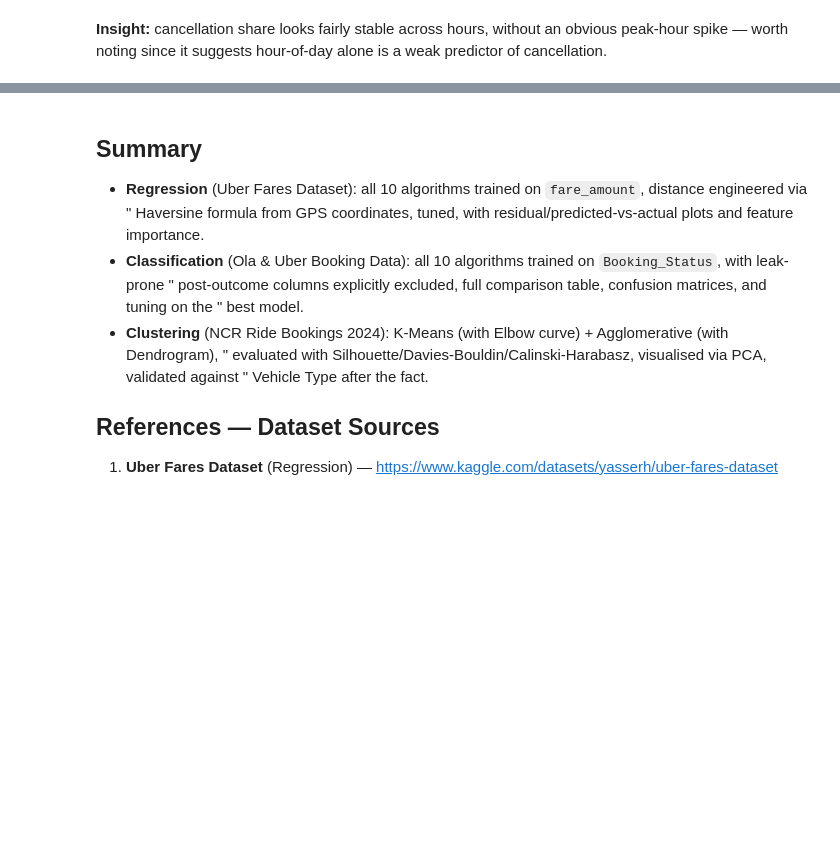
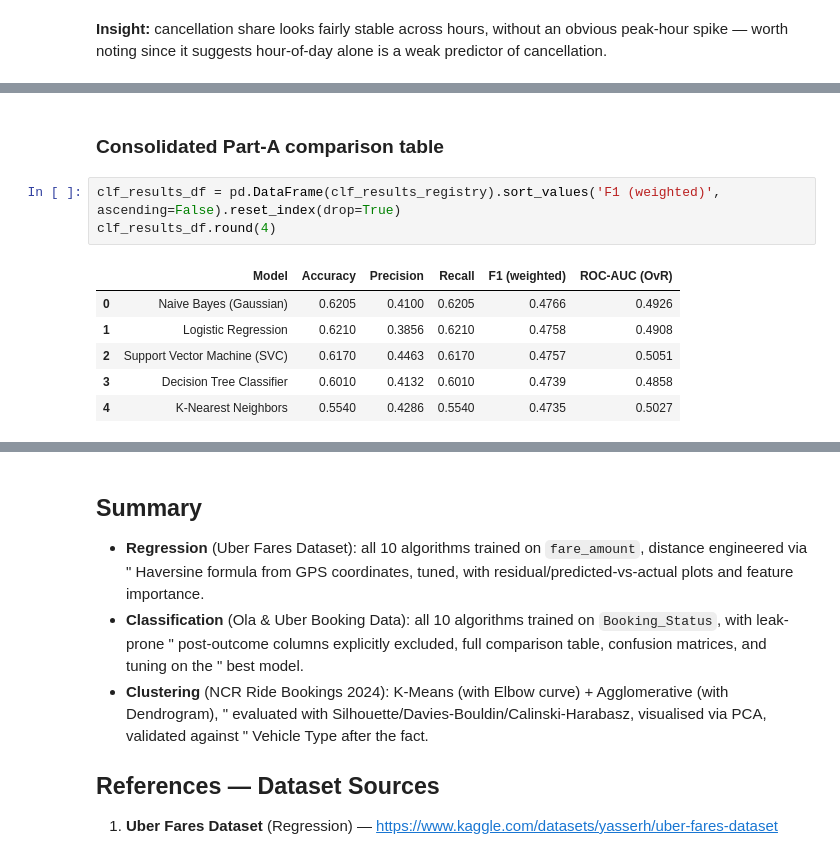
Before and after one commit to Pranava-M/ML_Capstone_Gig_Workers, a Jupyter notebook: classification.ipynb, the cells around one changed output, grey strips where cells are left out. Drawn from its saved outputs; the diff is of its cells as text; blank space fills up the shorter version.

```diff
--- a/classification.ipynb
+++ b/classification.ipynb
@@ -265,0 +248,12 @@ Best model: MLP Classifier (Neural Network) (no tuning grid defined for this one
+# %% [markdown]
+### Consolidated Part-A comparison table
+# %%
+clf_results_df = pd.DataFrame(clf_results_registry).sort_values('F1 (weighted)', ascending=False).reset_index(drop=True)
+clf_results_df.round(4)
+# %% [output]
+|  | Model | Accuracy | Precision | Recall | F1 (weighted) | ROC-AUC (OvR) |
+| 0 | Naive Bayes (Gaussian) | 0.6205 | 0.4100 | 0.6205 | 0.4766 | 0.4926 |
+| 1 | Logistic Regression | 0.6210 | 0.3856 | 0.6210 | 0.4758 | 0.4908 |
+| 2 | Support Vector Machine (SVC) | 0.6170 | 0.4463 | 0.6170 | 0.4757 | 0.5051 |
+| 3 | Decision Tree Classifier | 0.6010 | 0.4132 | 0.6010 | 0.4739 | 0.4858 |
+| 4 | K-Nearest Neighbors | 0.5540 | 0.4286 | 0.5540 | 0.4735 | 0.5027 |
```
Also changed, not shown: parts of 30 cells of this notebook.
